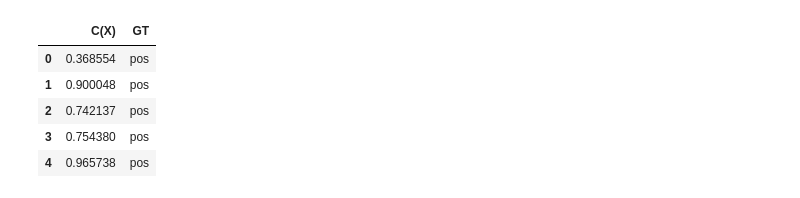
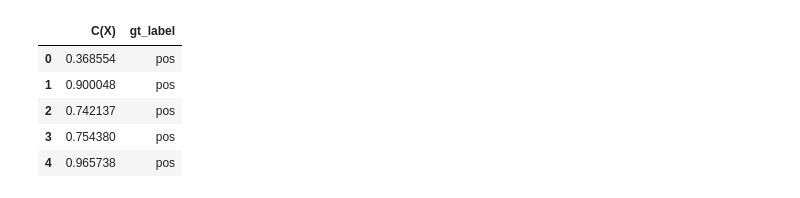
Before and after one commit to avalanchesiqi/pyquantifier, a Jupyter notebook: icwsm_tutorial/1-Generate-Joint-Distribution.ipynb, the cells around one changed output. Saved outputs shown, nothing was run; the diff lists cells and outputs as text; code cells hidden in the pictures.

```diff
--- a/icwsm_tutorial/1-Generate-Joint-Distribution.ipynb
+++ b/icwsm_tutorial/1-Generate-Joint-Distribution.ipynb
@@ -6,11 +6,11 @@ sys.path.append(dirname(abspath('')))
 # %%
 import pandas as pd
 
-df = pd.read_csv('data/example_data1.csv')
+example_df1 = pd.read_csv('data/example_data1.csv')
 # %%
-df.head()
+example_df1.head()
 # %% [output]
-|  | C(X) | GT |
+|  | C(X) | gt_label |
 | 0 | 0.368554 | pos |
 | 1 | 0.900048 | pos |
 | 2 | 0.742137 | pos |
```
Also changed, not shown: parts of 8 cells of this notebook, 1 other file.
